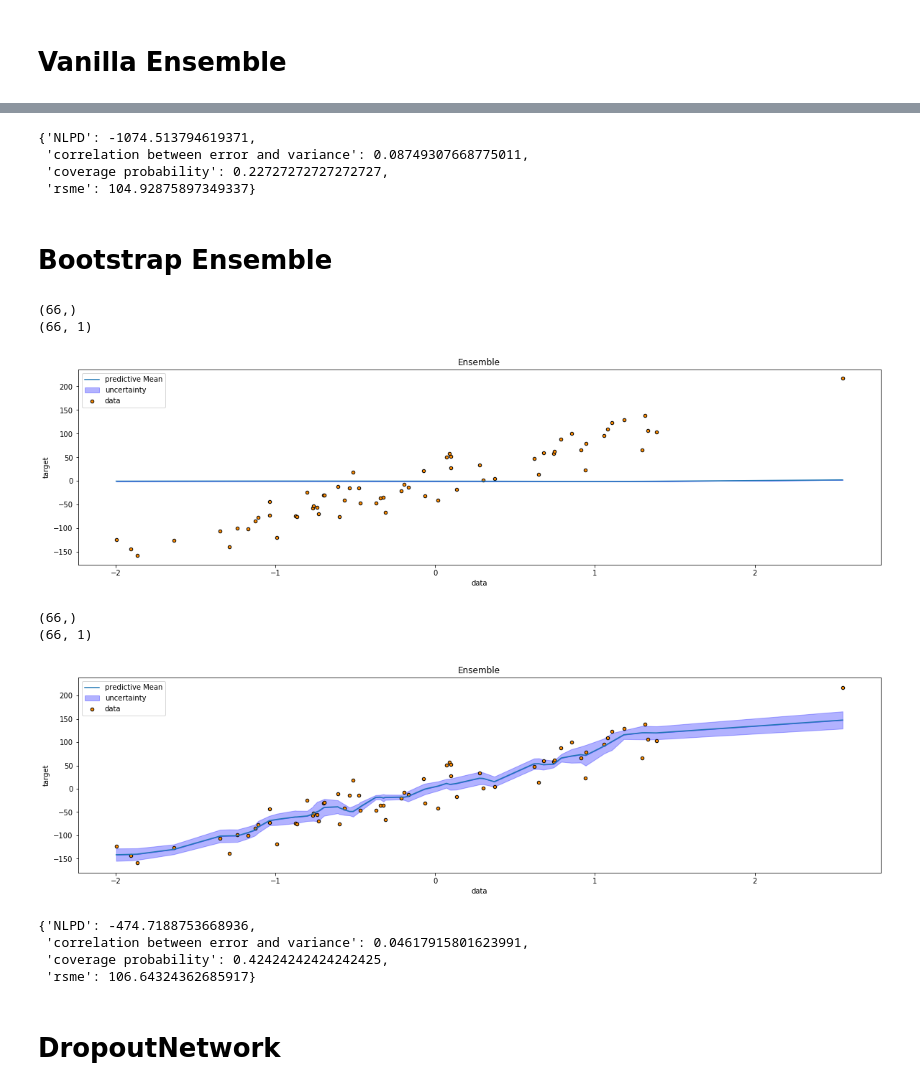
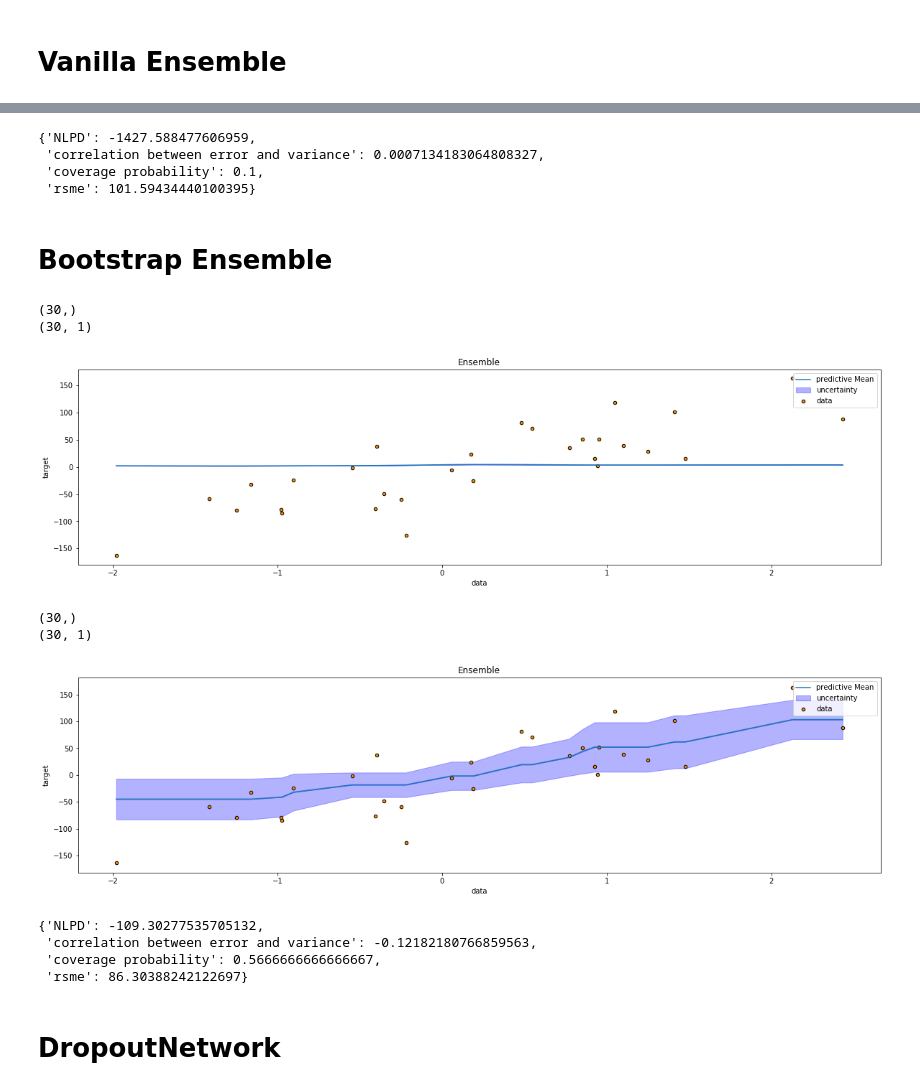
Before and after one commit to wooohoooo/Master-Thesis, a Jupyter notebook: new_structure/Linear_Toy_dataset.ipynb, the cells around one changed output, grey strips where cells are left out. Drawn from its saved outputs; the diff is of its cells as text; code cells hidden in the pictures.

```diff
--- a/new_structure/Linear_Toy_dataset.ipynb
+++ b/new_structure/Linear_Toy_dataset.ipynb
@@ -9,29 +9,30 @@ importlib.reload(networks) #this is for notebooks - otherwise I have to restart
 
 
 
-
+import tensorflow as tf
 
 import numpy as np
 import matplotlib.pyplot as plt
 
 %matplotlib inline
-plt.rcParams['figure.figsize'] = [20, 5]
+plt.rcParams['figure.figsize'] = [15, 5]
 
 from sklearn.model_selection import train_test_split
 
 from sklearn.datasets import make_regression
 # %%
-num_epochs = 10000
-num_eps = 75#25#75
+num_epochs = 1200
+#num_eps = 75#25#75
 #seed = 43#43 is cool 101 1011
 from global_vars import SEED as seed
 
-params = {'num_neurons':[3],
-          #'num_neurons':[10,10,10]
+params = {#'num_neurons':[3],
+          'num_neurons':[10,10,10],
           'num_epochs':num_epochs,
-          'learning_rate':0.01,
+          'learning_rate':0.1,
           'seed':seed,
-         'optimizer':tf.train.AdamOptimizer}
+         #'optimizer':tf.train.AdamOptimizer,
+    'initialisation_scheme':tf.truncated_normal}
 
 
 
@@ -53,10 +54,12 @@ ensemble = [{'num_neurons':[2],'num_epochs':num_epochs},#,'optimizer':tf.train.A
             {'num_neurons':[10],'num_epochs':num_epochs}]#,'optimizer':tf.train.AdamOptimizer}]
 
 
-bootstrap_ensemble = {'num_neurons':[10,10,10],'num_epochs':num_epochs,'optimizer':tf.train.AdamOptimizer}
+bootstrap_ensemble_stats = {'num_neurons':[10,10,10],'num_epochs':num_epochs,          'learning_rate':0.1,
+#'optimizer':tf.train.AdamOptimizer,
+                            'initialisation_scheme':tf.truncated_normal}
 # %%
-X, y = make_regression(n_samples=200, n_features=1, noise=25,random_state=420)
-X_train, X_test, y_train, y_test = train_test_split(X, y, test_size=0.33, random_state=420)
+X, y = make_regression(n_samples=100, n_features=1, noise=35,random_state=430)#,n_informative=1,bias=100)
+X_train, X_test, y_train, y_test = train_test_split(X, y, test_size=0.3, random_state=430)
 plt.scatter(X,y)
 # %% [output]
 <matplotlib.collections.PathCollection at 0x...>
@@ -84,33 +87,33 @@ vanialla_ensemble.ensemble_mutli_dimensional_scatterplot(X_test,y_test,figsize=(
 # %%
 vanialla_ensemble.self_evaluate(X_test,y_test)
 # %% [output]
-{'NLPD': -1074.513794619371,
- 'correlation between error and variance': 0.08749307668775011,
- 'coverage probability': 0.22727272727272727,
- 'rsme': 104.92875897349337}
+{'NLPD': -1427.588477606959,
+ 'correlation between error and variance': 0.0007134183064808327,
+ 'coverage probability': 0.1,
+ 'rsme': 101.59434440100395}
 # %% [markdown]
 # Bootstrap Ensemble
 # %%
-bootstrap_ensemble = ensembles.BootstrapEnsemble(estimator_stats = bootstrap_ensemble)
-bootstrap_ensemble.ensemble_mutli_dimensional_scatterplot(X_test,y_test,figsize=(20,5))
+bootstrap_ensemble = ensembles.BootstrapEnsemble(estimator_stats = bootstrap_ensemble_stats)
+plot = bootstrap_ensemble.ensemble_mutli_dimensional_scatterplot(X_test,y_test,figsize=(20,5))
 # %% [output]
-(66,)
-(66, 1)
+(30,)
+(30, 1)
-[figure, old version]
+[figure, new version]
 # %%
 bootstrap_ensemble.fit(X_train,y_train)
-bootstrap_ensemble.ensemble_mutli_dimensional_scatterplot(X_test,y_test,figsize=(20,5))
+plot = bootstrap_ensemble.ensemble_mutli_dimensional_scatterplot(X_test,y_test,figsize=(20,5))
 # %% [output]
-(66,)
-(66, 1)
+(30,)
+(30, 1)
-[figure, old version]
+[figure, new version]
 # %%
 bootstrap_ensemble.self_evaluate(X_test,y_test)
 # %% [output]
-{'NLPD': -474.7188753668936,
- 'correlation between error and variance': 0.04617915801623991,
- 'coverage probability': 0.42424242424242425,
- 'rsme': 106.64324362685917}
+{'NLPD': -109.30277535705132,
+ 'correlation between error and variance': -0.12182180766859563,
+ 'coverage probability': 0.5666666666666667,
+ 'rsme': 86.30388242122697}
 # %% [markdown]
 # DropoutNetwork
 # %%
```
Also changed, not shown: parts of 13 cells of this notebook, 5 other files.
